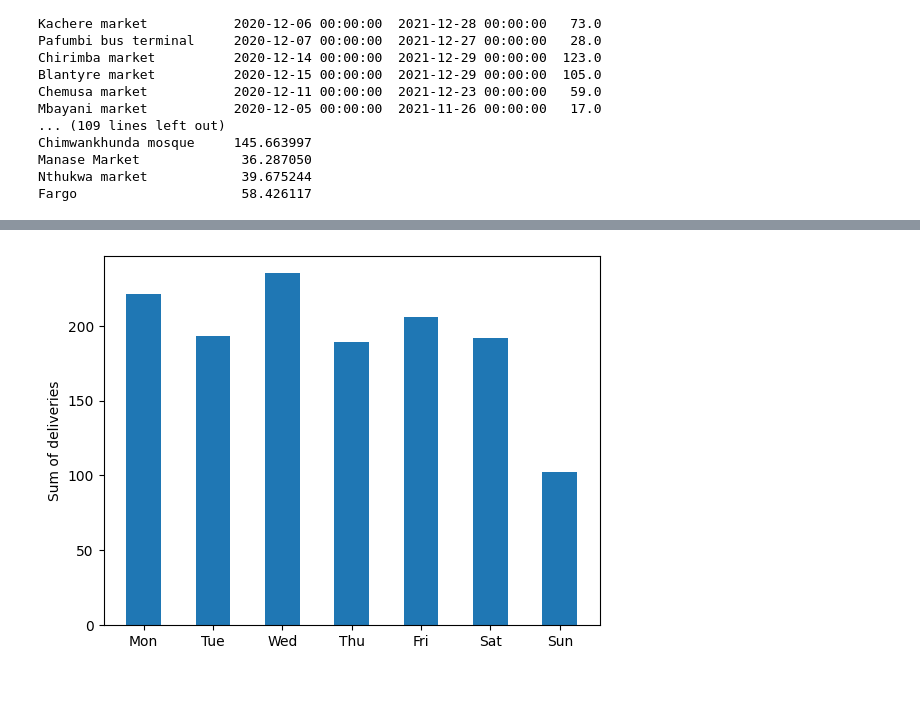
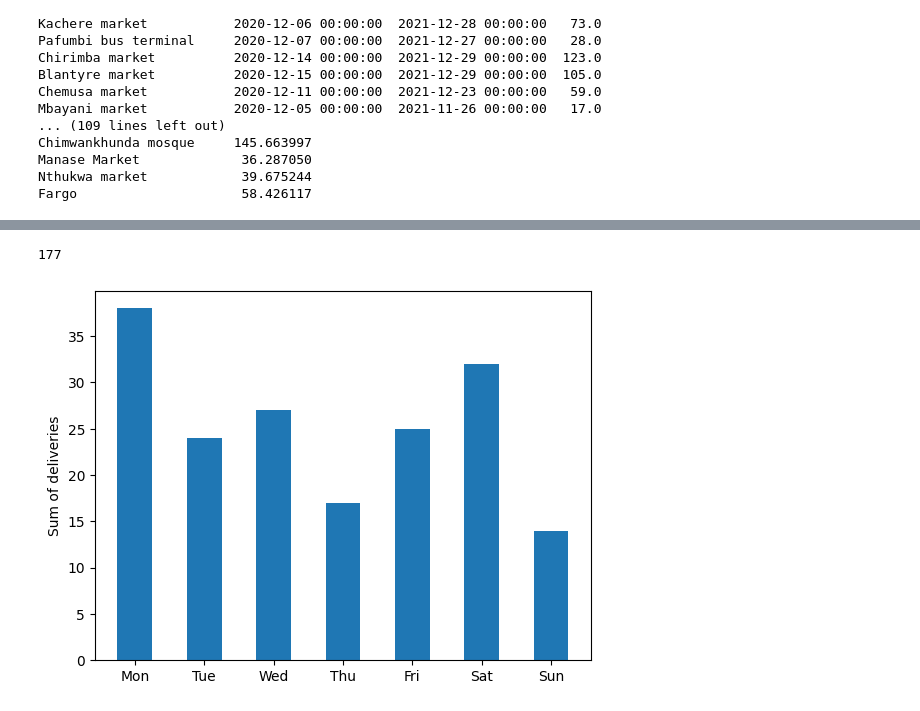
Before and after one commit to Global-Health-Engineering/2022-msc-sem-proj-nseemann, a Jupyter notebook: src/Analysis_jupyter/dump_deliveries_analysis.ipynb, the cells around one changed output, grey strips where cells are left out. Cells and saved outputs as stored; diff of their text form; code cells hidden in the pictures.

```diff
--- a/src/Analysis_jupyter/dump_deliveries_analysis.ipynb
+++ b/src/Analysis_jupyter/dump_deliveries_analysis.ipynb
@@ -259,22 +216,25 @@ DatetimeIndex(['2020-12-06', '2020-12-13', '2020-12-20', '2020-12-27',
 # %%
 #Dump analysis: bar plot, pattern (week), average per week
 #Day of week:
 list_days = ['Mon','Tue','Wed','Thu','Fri','Sat','Sun']
-dump_arrival_day_index= dump_arrival.date.dt.dayofweek.to_list()
+dump_arrival_day_index= dump_arrival.date.dt.dayofweek.to_list()[0:177]
+print(len(dump_arrival_day_index))
+
 dump_arrival_day_cum=[]
 for j in range(7):
     dump_arrival_day_cum.append(dump_arrival_day_index.count(j)) #Counts number of arrivals for each weekday
 
 # fig, ax = plt.subplots()
 # ax.bar(list_days, dump_arrival_day_cum)
 # ax.grid()
 # plt.xlabel('Day of week')
 # plt.ylabel('Sum of deliveries over period')
 # plt.show()
 
 fig,ax = plt.subplots()
-plt.bar(list_days,current_skip_day_cum_joined.sum(axis=1), width=0.5)
+plt.bar(list_days,dump_arrival_day_cum, width=0.5)
 plt.ylabel('Sum of deliveries')
 plt.show()
 # %% [output]
+177
-[figure, old version]
+[figure, new version]
```
Also changed, not shown: parts of 13 cells of this notebook, 2 other files.
